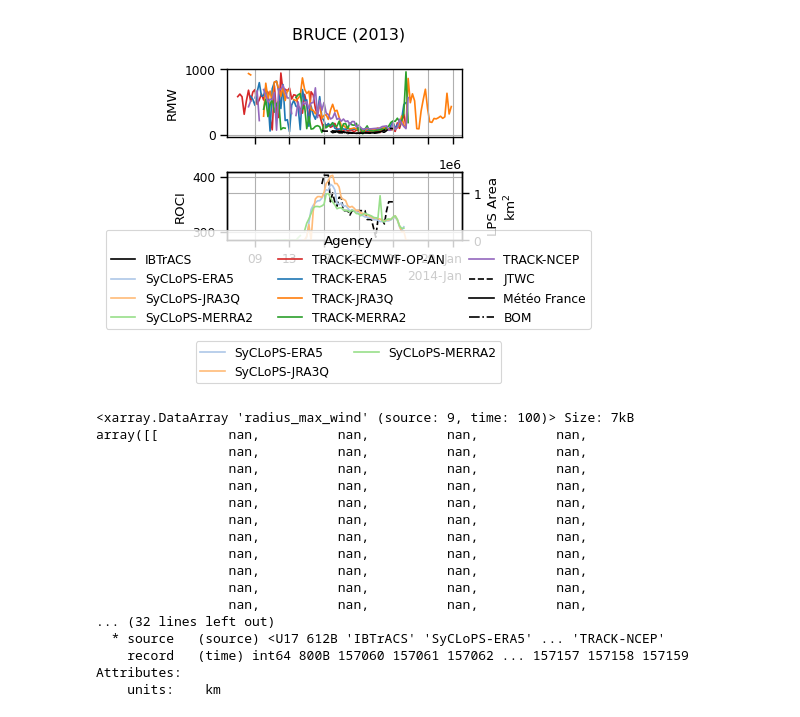
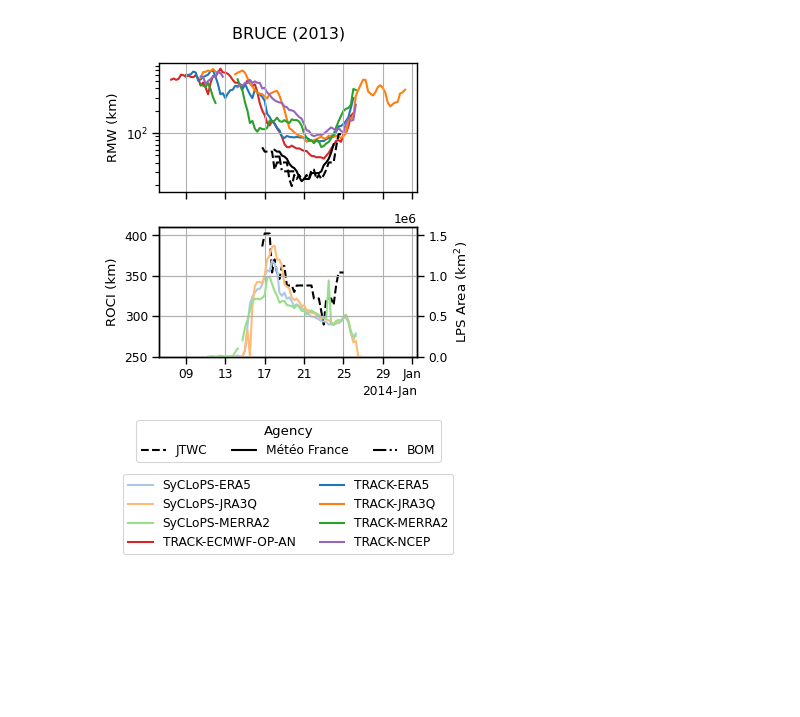
Before and after one commit to Huracan-project/RABTracks, a Jupyter notebook: paper_figs/size_info.ipynb, the cells around one changed output. Saved outputs shown, nothing was run; the diff lists cells and outputs as text; code cells hidden in the pictures; blank space fills up the shorter version.

```diff
--- a/paper_figs/size_info.ipynb
+++ b/paper_figs/size_info.ipynb
@@ -3,73 +3,59 @@ from eib import *
 sns.set_context("paper")
 # %%
 def plot_size(TRACK):
-    fig, axs = plt.subplots(2, sharex = True, figsize = cm2inch([10,7]),)
+    fig, axs = plt.subplots(2, sharex = True, figsize = cm2inch([10,10]),)
 
     # RMW
     for s in TRACK.source.values:
-        TRACK.sel(source = s).radius_max_wind.plot(ax = axs[0], color = PALETTE[s], label = s, zorder = -1)
-    TRACK.usa_rmw.plot(ax = axs[0], color = "k", linestyle = "--", label = "JTWC")
-    TRACK.reunion_rmw.plot(ax = axs[0], color = "k", label = "Météo France")
-    TRACK.bom_rmw.plot(ax = axs[0], color = "k", linestyle = "-.", label = "BOM")
-    axs[0].set_ylabel("RMW")
+        TRACK.sel(source = s).radius_max_wind_roll.plot(ax = axs[0], color = PALETTE[s], zorder = -1, lw = 1.5)
+    TRACK.usa_rmw.plot(ax = axs[0], color = "k", linestyle = "--", label = "JTWC", lw = 1.5)
+    TRACK.reunion_rmw.plot(ax = axs[0], color = "k", label = "Météo France", lw = 1.5)
+    TRACK.bom_rmw.plot(ax = axs[0], color = "k", linestyle = "-.", label = "BOM", lw = 1.5)
+    axs[0].set_ylabel("RMW (km)")
+    axs[0].set_yscale("log")
 
     # ROCI
-    TRACK.usa_roci.plot(ax = axs[1], color = "k", linestyle = "--")
-    axs[1].set_ylabel("ROCI")
+    TRACK.usa_roci.plot(ax = axs[1], color = "k", linestyle = "--", zorder = 100, lw = 1.5)
+    axs[1].set_ylabel("ROCI (km)")
 
     # Size
     twinax = axs[1].twinx()
-    for s in TRACK.source.values[TRACK.lpsarea.notnull().sum("time") > 1]:
-        TRACK.sel(source = s).lpsarea.plot(ax = twinax, color = PALETTE[s], label = s)
-    twinax.set_ylabel("LPS Area\nkm$^{2}$")
+    for s in TRACK.source.values:
+        if s != "IBTrACS":
+            line = TRACK.sel(source = s).lpsarea.plot(ax = twinax, color = PALETTE[s], lw = 1.5, label = s, zorder = 1)
+    twinax.set_ylabel("LPS Area (km$^{2}$)")
     twinax.set_ylim(0)
-    #twinax.legend()
 
     for ax in np.concat([axs, [twinax]]):
         ax.set_xlabel("")
         ax.set_title("")
         ax.grid()
 
     #axs[-1].xaxis.set_major_formatter(DateFormatter('%d/%m'))
     #axs[-1].set_xlabel("Sept. 2020", loc = "right")
 
     NAME = TRACK.name.values[0]
     SEASON = TRACK.time.dt.year.values[0]
     fig.suptitle(NAME + ' ('+str(SEASON)+')')
     plt.tight_layout()
 
     fig.legend(*axs[0].get_legend_handles_labels(), title = "Agency",
                loc = "outside lower center", ncol = 3, bbox_to_anchor = (0.5,-0.14))
     fig.legend(*twinax.get_legend_handles_labels(), title = "",
                loc = "outside upper center", ncol = 2, bbox_to_anchor = (0.5,-0.14))
 
+    return fig, axs, twinax
+
 b = "SI"
-eib = xr.open_dataset("../extended-ibtracs/extended-ibtracs_"+b+".nc")
+eib = xr.open_dataset("../RABTracks/RABTracks_"+b+".nc")
 NAME, SEASON = "BRUCE", 2013
 TRACK = eib.where((eib.name == NAME) & (eib.time.dt.year == SEASON), drop = True)
 TRACK = TRACK.set_coords("time").swap_dims({"record":"time"})
-plot_size(TRACK)
+fig, axs, twinax = plot_size(TRACK)
+axs[-1].set_ylim(250,410)
+twinax.set_ylim(0,1.6e6)
 
 plt.savefig("size_info.png", bbox_inches = "tight")
+plt.savefig("size_info.pdf", bbox_inches = "tight")
 # %% [output]
-[figure, old version]
+[figure, new version]
-# %%
-TRACK.radius_max_wind
-# %% [output]
-<xarray.DataArray 'radius_max_wind' (source: 9, time: 100)> Size: 7kB
-array([[         nan,          nan,          nan,          nan,
-                 nan,          nan,          nan,          nan,
-                 nan,          nan,          nan,          nan,
-                 nan,          nan,          nan,          nan,
-                 nan,          nan,          nan,          nan,
-                 nan,          nan,          nan,          nan,
-                 nan,          nan,          nan,          nan,
-                 nan,          nan,          nan,          nan,
-                 nan,          nan,          nan,          nan,
-                 nan,          nan,          nan,          nan,
-                 nan,          nan,          nan,          nan,
-... (32 lines left out)
-  * source   (source) <U17 612B 'IBTrACS' 'SyCLoPS-ERA5' ... 'TRACK-NCEP'
-    record   (time) int64 800B 157060 157061 157062 ... 157157 157158 157159
-Attributes:
-    units:    km
```
Also changed, not shown: parts of 7 cells of this notebook, 24 other files.
